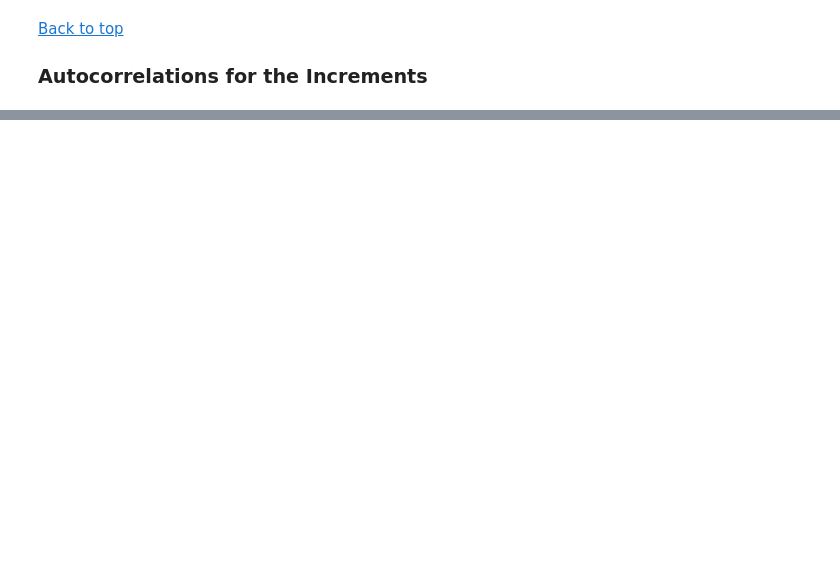
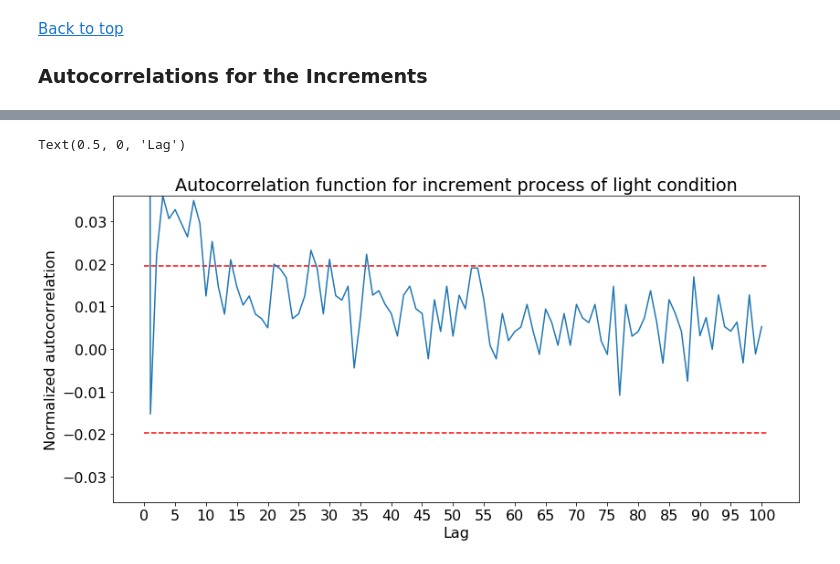
Before and after one commit to jaib1/Case-Studies-Python, a Jupyter notebook: content/08/basic-visualizations-and-descriptive-statistics-of-spike-train-data.ipynb, the cells around one changed output, grey strips where cells are left out. Saved outputs shown, nothing was run; the diff lists cells and outputs as text; code cells hidden in the pictures; blank space fills up the shorter version.

Commit message:
error-checked ch8

```diff
--- a/content/08/basic-visualizations-and-descriptive-statistics-of-spike-train-data.ipynb
+++ b/content/08/basic-visualizations-and-descriptive-statistics-of-spike-train-data.ipynb
@@ -1265,13 +782,0 @@ Using this expression, we can fit an inverse Gaussian model to the data in each
-# %%
-bins = np.arange(0, .5, 0.001)    # Define 1 ms bins.
-Nlow = len(ISIsLow)               # Length of low-light condition.
-mu = ISIsLow.mean()               # Mean of inverse Gaussian
-lbda = 1 / (1 / ISIsLow - 1 / mu).mean()    # ... and shape parameter
-model = (                                   # ... to create the model.
-    np.sqrt(lbda / 2 / np.pi / bins ** 3) *
-    np.exp(-lbda * (bins - mu) ** 2 /
-           2 / mu ** 2 / bins) * 0.001
-)
-model[0] = 0                      # Numerator to 0 faster than denominator.
-print('mu = ', mu)                # Display the MLEs
-print('lambda = ', lbda)
@@ -1332,0 +927,30 @@ In this chapter, we considered the spiking activity recorded in two conditions.
+# %%
+## Compute the autocorrelation for the increment process at 1 ms bins for the light condition for
+## 100 lags
+
+# Set binwidth and lags.
+binwidth = 0.001
+lags = 100
+
+# Compute autocorrelation, standard error, and 95% confidence interval.
+ac_light = autocorr_inc(ts_light, binwidth, lags)
+N = ac_light.size
+std_err_light = np.std(ac_light) / np.sqrt(N)
+ci_light = np.array([-2*std_err_light, 2*std_err_light])
+
+# Compute absolute max value of autocorrelation for plotting purposes.
+abs_max = np.max(np.abs(ac_light[1:]))
+
+# Plot autocorelation and confidence interval bounds
+fig7, ax7 = plt.subplots()
+ax7.plot(ac_light)
+ax7.hlines(ci_light[0], 0, ac_light.size, colors='r', linestyles='--')
+ax7.hlines(ci_light[1], 0, ac_light.size, colors='r', linestyles='--')
+ax7.set_ylim([-abs_max, abs_max])
+ax7.set_xticks(np.arange(0,101,5))
+ax7.set_title('Autocorrelation function for increment process of light condition')
+ax7.set_ylabel('Normalized autocorrelation')
+ax7.set_xlabel('Lag')
+# %% [output]
+Text(0.5, 0, 'Lag')
+[figure, added]
```
Also changed, not shown: parts of 143 cells of this notebook.
